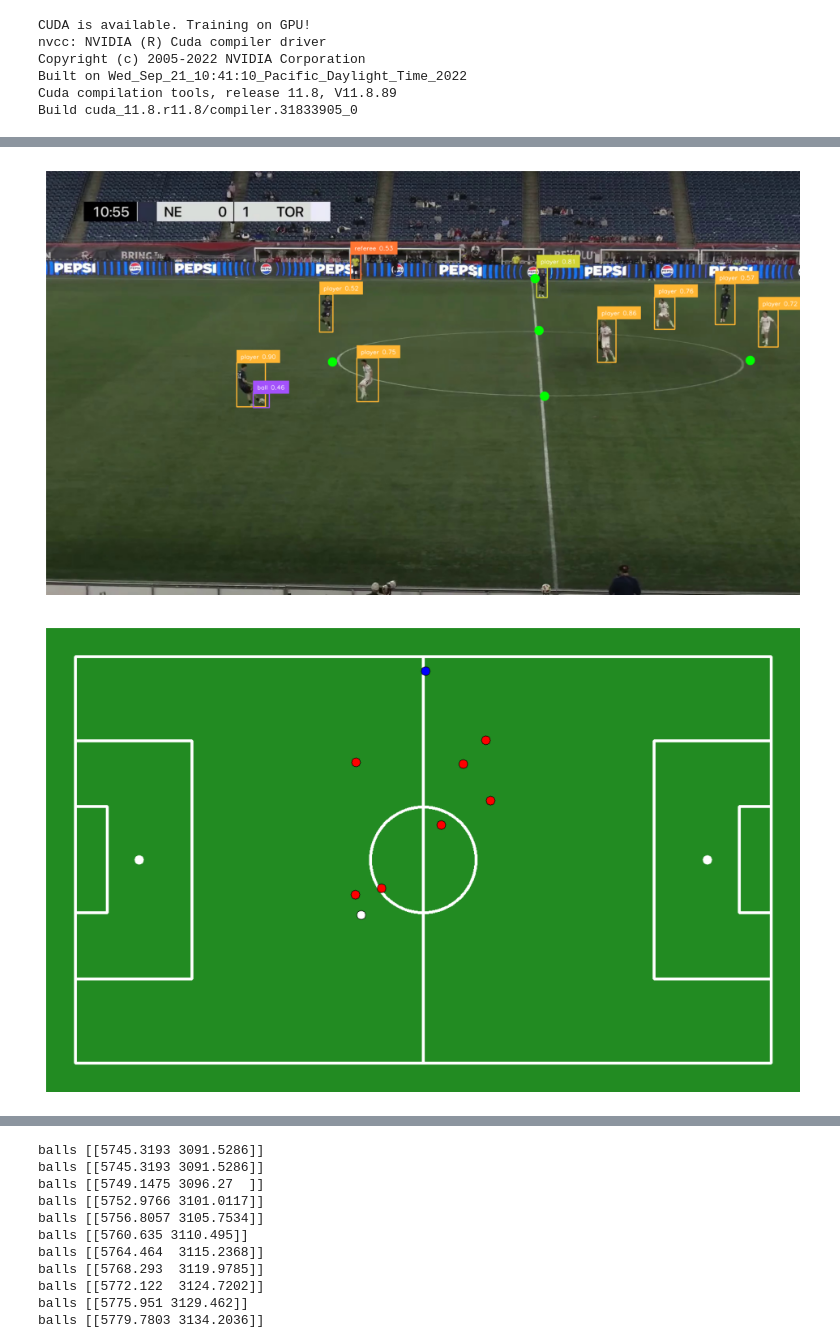
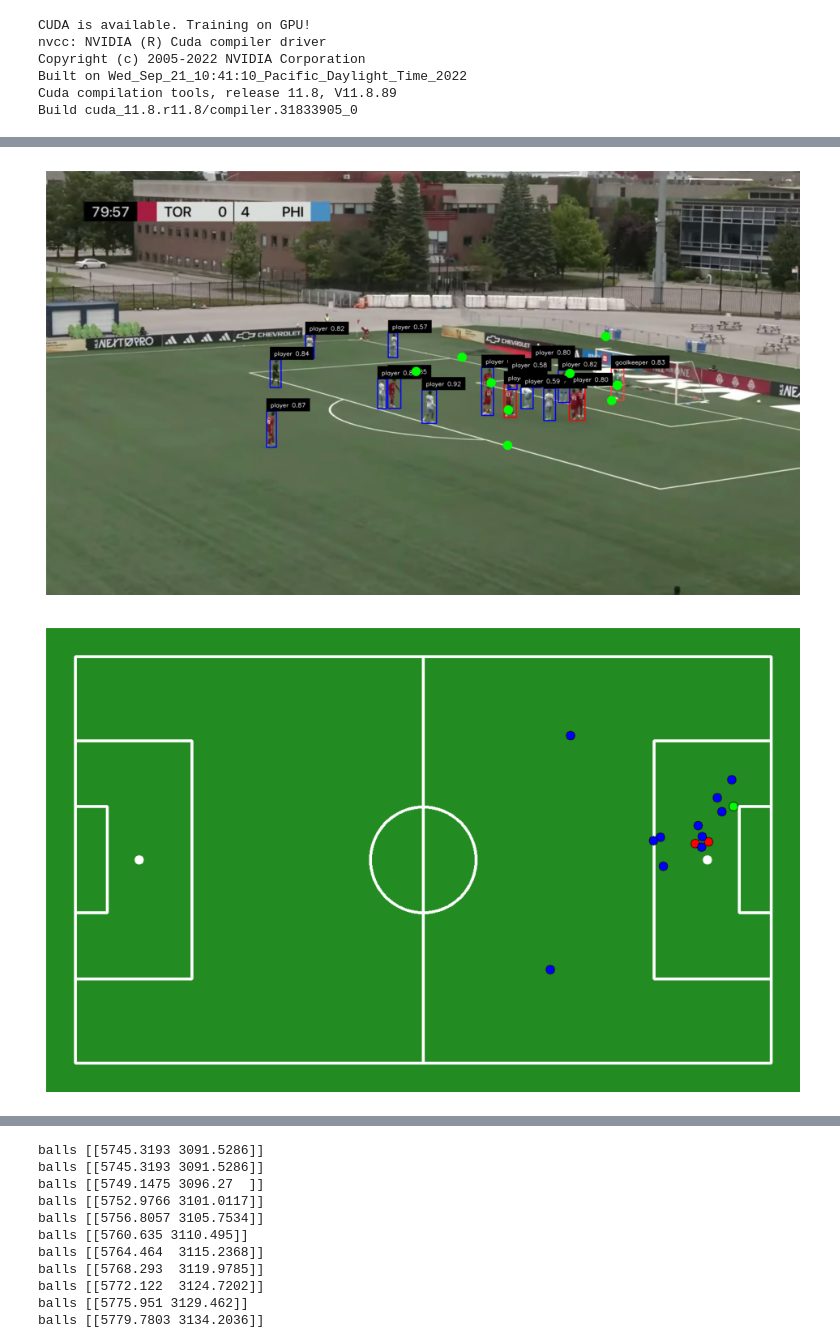
Before and after one commit to Isss11/soccer-computer-vision-analysis, a Jupyter notebook: detector.ipynb, the cells around one changed output, grey strips where cells are left out. Cells and saved outputs as stored; diff of their text form; code cells hidden in the pictures.

```diff
--- a/detector.ipynb
+++ b/detector.ipynb
@@ -269,6 +269,7 @@ class SoccerPitchConfiguration:
 
 test = SoccerPitchConfiguration()
 # %%
+
 
 from sports.annotators.soccer import draw_pitch, draw_points_on_pitch
 import supervision as sv
@@ -303,9 +304,11 @@ objectModel.clear_cache()
 
 # Common functionality to be run on soccer frames
 class SoccerFrameAnalyzer:
-    def __init__(self, image, tracker=None, lastFrame=None, areKeypointsPrecomputed=False, teamClassifier=None) -> None:
+    def __init__(self, image, obfuscatedFrame=None, tracker=None, lastFrame=None, areKeypointsPrecomputed=False, isObfuscatedModel=False, teamClassifier=None) -> None:
         self.image = image.copy()
         self.isTracked = bool(tracker)
+        self.isObfuscatedTeamClassification = isObfuscatedModel
+        self.obfuscatedFrame=obfuscatedFrame
         self.teamClassifier = teamClassifier
         self.objectDetections = self.makeObjectDetections(tracker=tracker)
         self.updateDetectionsWithTeams()
@@ -330,8 +333,14 @@ class SoccerFrameAnalyzer:
 
     # Updates the player detections with
     def updateDetectionsWithTeams(self):
+        # Can perform obfuscated image analysis or regular team classification analysis
+        if self.isObfuscatedTeamClassification:
+            analysisImage = self.obfuscatedFrame.copy()
+        else:
+            analysisImage = self.image.copy()
+
         playersDetections = self.getObjectClassDetections(NO_TEAM_PLAYER_CLASS_ID)
-        playerCrops = [sv.crop_image(self.image, xyxy) for xyxy in playersDetections.xyxy]
+        playerCrops = [sv.crop_image(analysisImage, xyxy) for xyxy in playersDetections.xyxy]
         teamDetections = self.teamClassifier.predict(playerCrops)
 
         # Chaning all the player IDs to corresponding player team IDs (ID 4 and 5)
@@ -468,15 +477,21 @@ class SoccerFrameAnalyzer:
         frame = self.image.copy()
 
         # Output detections image, with keypoints and object detection
-        boundingBoxAnnotator = sv.BoxAnnotator()
-        labelAnnotator = sv.LabelAnnotator()
+        boxAnnotator = sv.BoxAnnotator()
+        teamOneBoxAnnotator = sv.BoxAnnotator(color=sv.Color.RED)
+        teamTwoBoxAnnotator = sv.BoxAnnotator(color=sv.Color.BLUE)
+        labelAnnotator = sv.LabelAnnotator(color=sv.Color.BLACK)
 
         if self.isTracked:
             objectLabels = [ f"#{trackerId} {confidence:.2f}" for trackerId, confidence in zip(self.objectDetections.tracker_id, self.objectDetections.confidence) ]
         else:
             objectLabels = [ f"{className} {confidence:.2f}" for className, confidence in zip(self.objectDetections['class_name'], self.objectDetections.confidence) ]
 
-        annotatedFrame = boundingBoxAnnotator.annotate(scene=frame, detections=self.objectDetections)
+        annotatedFrame = boxAnnotator.annotate(scene=frame, detections=self.getObjectClassDetections(REFEREE_CLASS_ID))
+        annotatedFrame = boxAnnotator.annotate(scene=frame, detections=self.getObjectClassDetections(BALL_CLASS_ID))
+        annotatedFrame = boxAnnotator.annotate(scene=frame, detections=self.getObjectClassDetections(GOALKEEPER_CLASS_ID))
+        annotatedFrame = teamOneBoxAnnotator.annotate(scene=frame, detections=self.getObjectClassDetections(TEAM_ONE_PLAYER_CLASS_ID))
+        annotatedFrame = teamTwoBoxAnnotator.annotate(scene=frame, detections=self.getObjectClassDetections(TEAM_TWO_PLAYER_CLASS_ID))
         annotatedFrame = labelAnnotator.annotate(scene=annotatedFrame, detections=self.objectDetections, labels=objectLabels)
 
         # Plotting all available keypoints, but showing their confidence levels
@@ -730,35 +811,35 @@ def processVideoFrame(frame):
 import supervision as sv
 from tqdm import tqdm
 from sports.common.team import TeamClassifier
 
 SOURCE_VIDEO_PATH = "example-input/soccerClipFootage_1.mp4"
 PLAYER_ID = 2
 STRIDE = 30
 
 frame_generator = sv.get_video_frames_generator(
     source_path=SOURCE_VIDEO_PATH, stride=STRIDE)
 
 crops = []
 for frame in tqdm(frame_generator, desc='collecting crops'):
     result = objectModel.infer(frame, confidence=OBJECT_CONFIDENCE_LEVEL)[0]
     detections = sv.Detections.from_inference(result)
     playersDetections = detections[detections.class_id == NO_TEAM_PLAYER_CLASS_ID]
     playersCrops = [sv.crop_image(frame, xyxy) for xyxy in playersDetections.xyxy]
     crops += playersCrops
 
 teamClassifier = TeamClassifier(device="cuda")
 teamClassifier.fit(crops)
 
 # Perspective transformation
-fileName = f"images-pitch/frame80.jpg"
+fileName = f"images-pitch/frame350.jpg"
 image = cv2.imread(fileName)
 
 exampleFrame = SoccerFrameAnalyzer(image, teamClassifier=teamClassifier)
 
 sv.plot_image(exampleFrame.getAnnotatedFootage())
 sv.plot_image(exampleFrame.getAnnotatedPitch())
 # %% [output]
-[figure, old version]
+[figure, new version]
-[figure, old version]
+[figure, new version]
 # %%
 print("Computing frames...")
```
Also changed, not shown: parts of 4 cells of this notebook, 16 other files.
